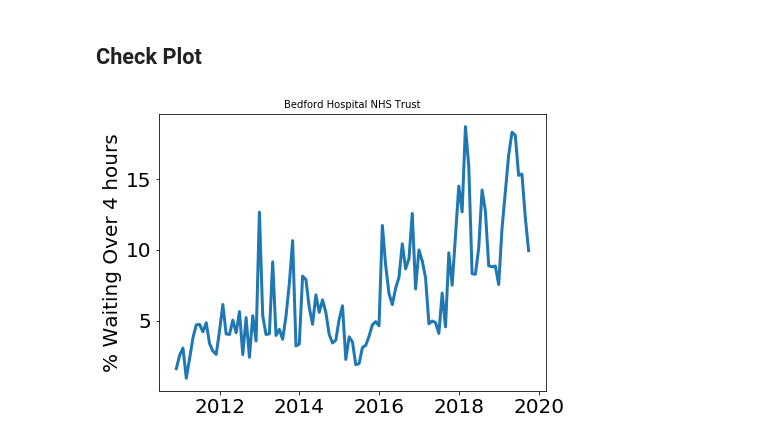
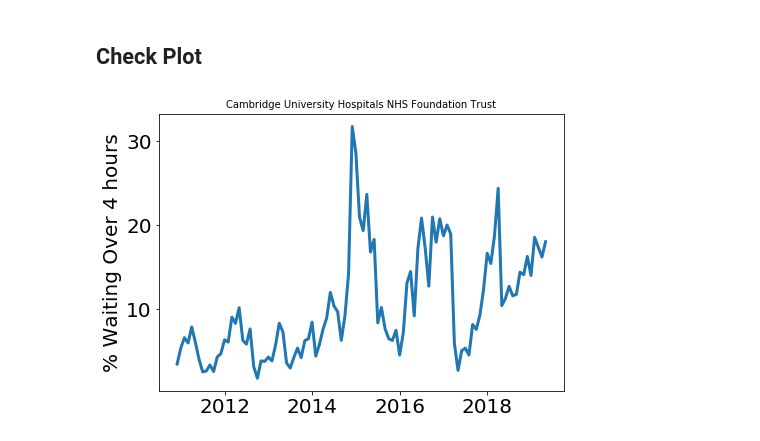
Before and after one commit to HowsMyNHS/NHSdata, a Jupyter notebook: getNhsEngData.ipynb, the cells around one changed output. Drawn from its saved outputs; the diff is of its cells as text; code cells hidden in the pictures.

```diff
--- a/getNhsEngData.ipynb
+++ b/getNhsEngData.ipynb
@@ -157,19 +157,22 @@ for i, name in enumerate(data):
     if try1(sheet):
         #print(1)
         sample = sheet["Total Attendances > 4 hours"].values
-        all_over4hours = np.zeros(len(sample))
+        all_over4hours = np.zeros(len(sample),dtype=object)
+        all_over4hours[:] = '-'
         mask = makeDataMask(sample)
         all_over4hours[mask] = sample[mask]
     elif try2(sheet):
         #print(2)
         sample = sheet["Total Attendances < 4 hours"].values
-        all_over4hours = np.zeros(len(sample))
+        all_over4hours = np.zeros(len(sample),dtype=object)
+        all_over4hours[:] = '-'
         mask = makeDataMask(sample)
         all_over4hours[mask] = all_attendence.values[mask] - sample[mask]
     elif try3(sheet):
         #print(3)
         sample = sheet["Percentage in 4 hours or less (all)"].values
-        all_over4hours = np.zeros(len(sample))
+        all_over4hours = np.zeros(len(sample),dtype=object)
+        all_over4hours[:] = '-'
         mask = makeDataMask(sample)
         all_over4hours[mask] = vecint((1-sample[mask])*all_attendence.values[mask])
 
@@ -192,3 +195,18 @@ for i, name in enumerate(data):
         print("{} complete of {}...".format(i+1,len(data)),end = "\r")
 # %% [output]
 294 complete of 294...
+# %%
+data
+resp = requests.get(data[3])
+
+# Store the data in a temporary file
+tempfile = open('tempfile.xls', 'wb')
+tempfile.write(resp.content)
+tempfile.close()
+
+# Get all of the data from row 16 with columns A to N
+# I don't think this is how try is supposed to be used but it works
+sheet = pd.read_excel('tempfile.xls', sheet_name=0, skiprows=15, usecols="A,B,C,D,E,F,G,H,I,J,K,L,M,N")
+test = sheet["Total Attendances < 4 hours"].values
+mask = makeDataMask(test)
+test[mask]
@@ -312,25 +348,29 @@ final_attendence = np.delete(final_attendence, 1, axis=0)
 final_over4hours = np.delete(final_over4hours, 1, axis=0)
 firstNames = np.delete(firstNames, 1, axis=0)
 
-for i in range(1):
-    final_over4hours[i,:][(final_over4hours[i,:] != '-')] = vecint(str2float(final_over4hours[i,:][(final_over4hours[i,:] != '-')]))
-    final_attendence[i,:][(final_attendence[i,:] != '-')] = vecint(str2float(final_attendence[i,:][(final_attendence[i,:] != '-')]))
+for i in range(len(final_attendence[:,0])):
+    for j in range(len(final_over4hours[i,:])):
+        if final_attendence[i,j] != '-':
+            final_attendence[i,j] = int(float(final_attendence[i,j]))
+
+        if final_over4hours[i,j] != '-':
+            final_over4hours[i,j] = int(float(final_over4hours[i,j]))
 # %% [markdown]
 <h2> Check Plot</h2>
 # %%
-i = 2
+i = 3
 
 fig = plt.figure(figsize=(7,5))
 ax1 = fig.add_subplot(111)
 plt.title(firstNames[i],size = 10)
 mask = (final_attendence[i,:] != '-')*(final_over4hours[i,:] != '-')
 waiting = final_over4hours[i,:][mask]/final_attendence[i,:][mask]*100
 ax1.plot(months[mask], waiting, lw=3)
 #ax1.set_xlim([2010, 2020])
 ax1.set_ylabel("% Waiting Over 4 hours")
 plt.tight_layout()
 plt.show()
 # %% [output]
-[figure, old version]
+[figure, new version]
 # %%
 np.save("NHSwaiting.npy", [firstNames, final_periods, final_attendence, final_over4hours])
```
Also changed, not shown: parts of 2 cells of this notebook, 1 other file.
